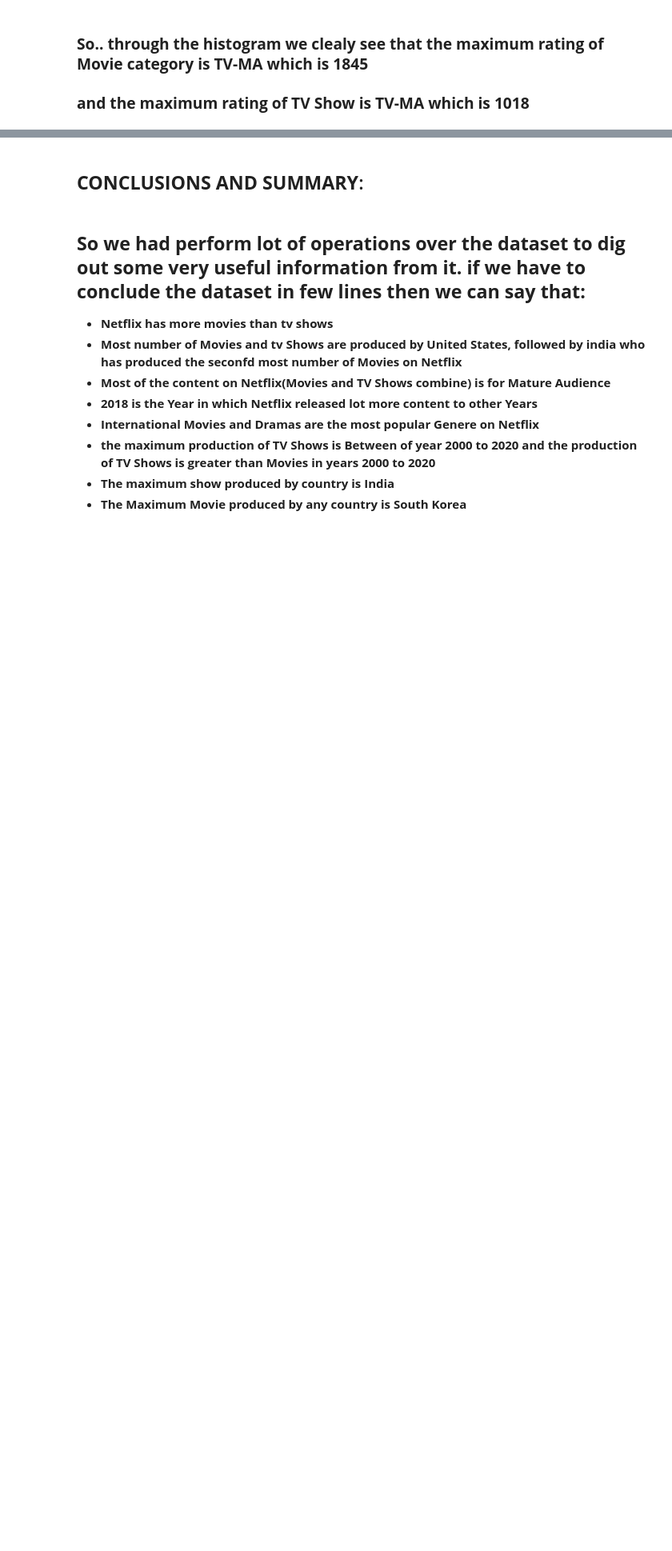
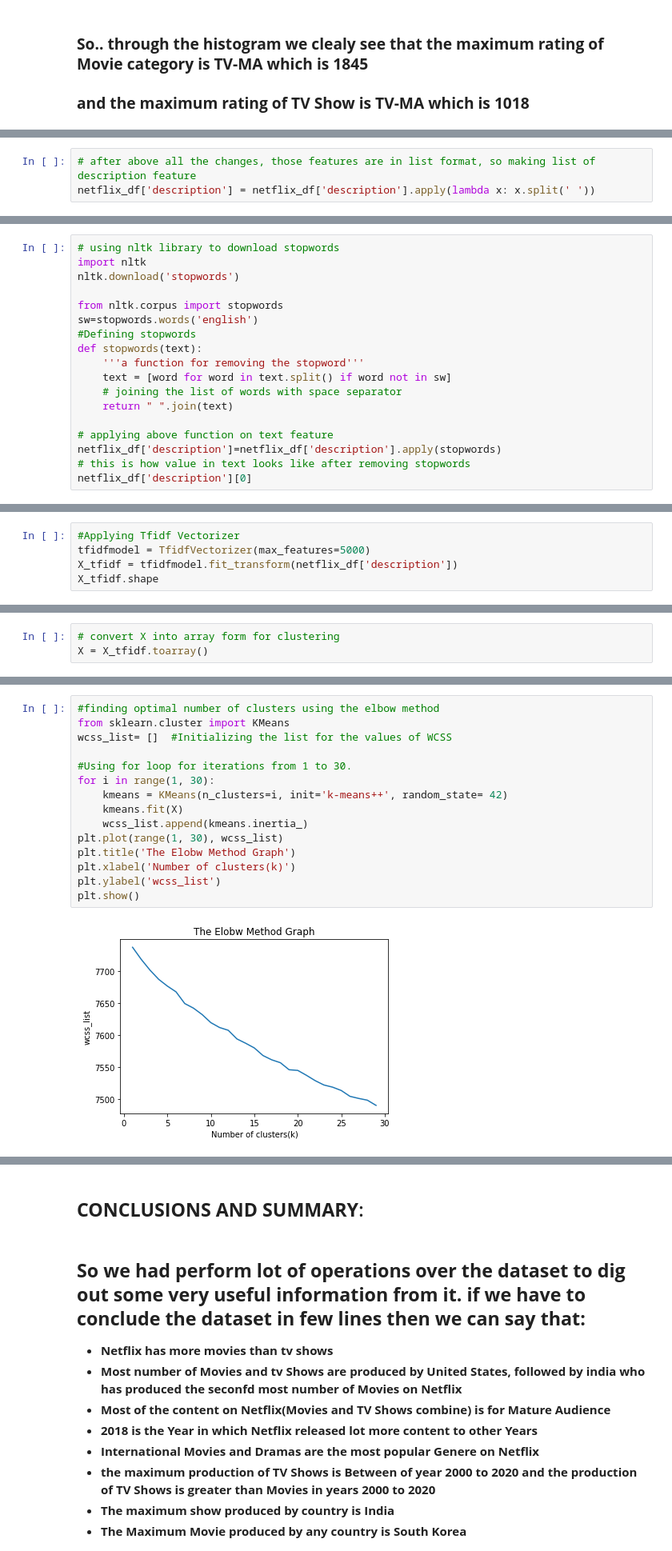
Before and after one commit to spradeepgit/NETFLIX-MOVIES-AND-TV-SHOWS-CLUSTERING, a Jupyter notebook: NETFLIX_MOVIES_AND_TV_SHOWS_CLUSTERING.ipynb, the cells around one changed output, grey strips where cells are left out. Shown at 80% size. Drawn from its saved outputs; the diff is of its cells as text; blank space fills up the shorter version.

```diff
--- a/NETFLIX_MOVIES_AND_TV_SHOWS_CLUSTERING.ipynb
+++ b/NETFLIX_MOVIES_AND_TV_SHOWS_CLUSTERING.ipynb
@@ -504,0 +533,3 @@ xlabel='country'
+# %%
+# after above all the changes, those features are in list format, so making list of description feature
+netflix_df['description'] = netflix_df['description'].apply(lambda x: x.split(' '))
@@ -504,0 +567,18 @@ xlabel='country'
+# %%
+# using nltk library to download stopwords
+import nltk
+nltk.download('stopwords')
+
+from nltk.corpus import stopwords
+sw=stopwords.words('english')
+#Defining stopwords
+def stopwords(text):
+    '''a function for removing the stopword'''
+    text = [word for word in text.split() if word not in sw]
+    # joining the list of words with space separator
+    return " ".join(text)
+
+# applying above function on text feature
+netflix_df['description']=netflix_df['description'].apply(stopwords)
+# this is how value in text looks like after removing stopwords
+netflix_df['description'][0]
@@ -504,0 +592,5 @@ xlabel='country'
+# %%
+#Applying Tfidf Vectorizer
+tfidfmodel = TfidfVectorizer(max_features=5000)
+X_tfidf = tfidfmodel.fit_transform(netflix_df['description'])
+X_tfidf.shape
@@ -504,0 +599,3 @@ xlabel='country'
+# %%
+# convert X into array form for clustering
+X = X_tfidf.toarray()
@@ -504,0 +608,17 @@ xlabel='country'
+# %%
+#finding optimal number of clusters using the elbow method
+from sklearn.cluster import KMeans
+wcss_list= []  #Initializing the list for the values of WCSS
+
+#Using for loop for iterations from 1 to 30.
+for i in range(1, 30):
+    kmeans = KMeans(n_clusters=i, init='k-means++', random_state= 42)
+    kmeans.fit(X)
+    wcss_list.append(kmeans.inertia_)
+plt.plot(range(1, 30), wcss_list)
+plt.title('The Elobw Method Graph')
+plt.xlabel('Number of clusters(k)')
+plt.ylabel('wcss_list')
+plt.show()
+# %% [output]
+[figure, added]
```
Also changed, not shown: parts of 27 cells of this notebook.
